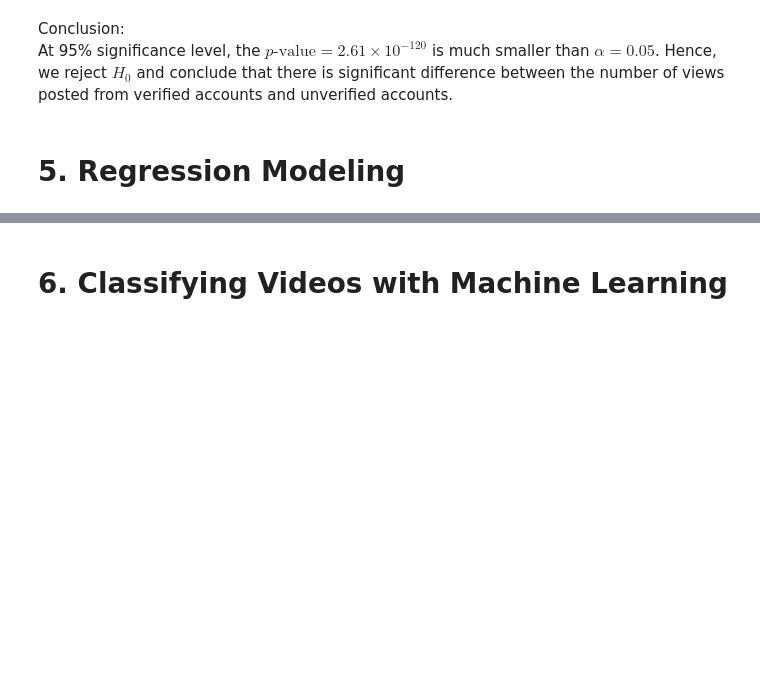
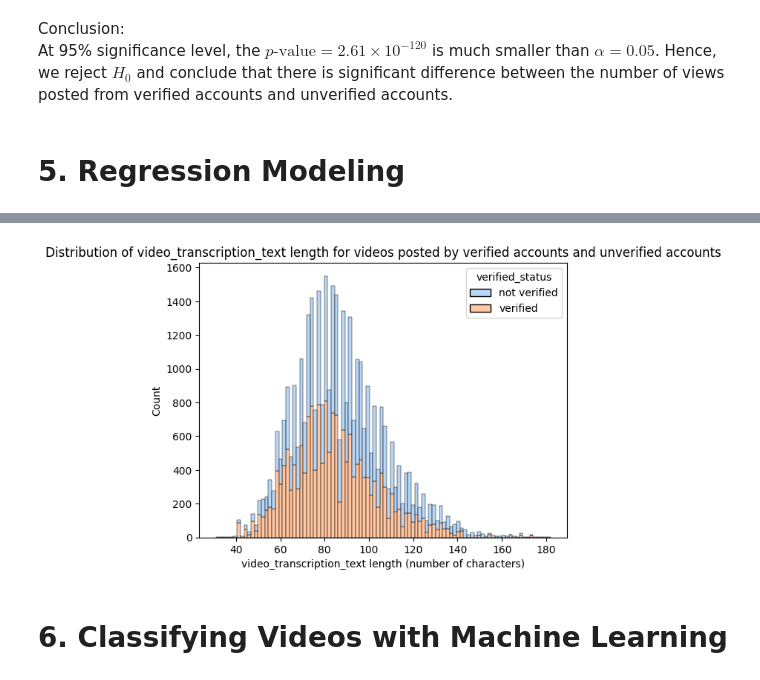
Before and after one commit to hugocheong/tiktok-claims-classification, a Jupyter notebook: claims-project.ipynb, the cells around one changed output, grey strips where cells are left out. Drawn from its saved outputs; the diff is of its cells as text; code cells hidden in the pictures; blank space fills up the shorter version.

```diff
--- a/claims-project.ipynb
+++ b/claims-project.ipynb
@@ -424,0 +457,18 @@ At 95% significance level, the $p \text{-value} = 2.61 \times 10^{-120}$ is much
+# %%
+# Use resampling to create class balance in the outcome variable, if needed
+
+# Identify data points from majority and minority classes
+data_majority = data[data["verified_status"] == "not verified"]
+data_minority = data[data["verified_status"] == "verified"]
+
+# Upsample the minority class (which is "verified")
+data_minority_upsampled = resample(data_minority,
+                                 replace = True,                 # to sample with replacement
+                                 n_samples = len(data_majority), # to match majority class
+                                 random_state = 0)               # to create reproducible results
+
+# Combine majority class with upsampled minority class
+data_upsampled = pd.concat([data_majority, data_minority_upsampled]).reset_index(drop = True)
+
+# Display new class counts
+data_upsampled["verified_status"].value_counts()
@@ -424,0 +488,4 @@ At 95% significance level, the $p \text{-value} = 2.61 \times 10^{-120}$ is much
+# %%
+# Extract the length of each `video_transcription_text` and add as a column to the dataframe
+data_upsampled['text_length'] = data_upsampled['video_transcription_text'].apply(func = lambda text: len(text))
+data_upsampled.head()
@@ -425,2 +499,13 @@ At 95% significance level, the $p \text{-value} = 2.61 \times 10^{-120}$ is much
+# %%
+# Visualize the distribution of `video_transcription_text` length for videos posted by verified accounts and videos posted by unverified accounts
+# Create two histograms in one plot
+sns.histplot(data=data_upsampled, stat="count", multiple="stack", x="text_length", kde=False, palette="pastel",
+             hue="verified_status", element="bars", legend=True)
+plt.xlabel("video_transcription_text length (number of characters)")
+plt.ylabel("Count")
+plt.title("Distribution of video_transcription_text length for videos posted by verified accounts and unverified accounts")
+plt.show()
+# %% [output]
+[figure, added]
 # %% [markdown]
 # 6. Classifying Videos with Machine Learning
```
Also changed, not shown: parts of 7 cells of this notebook.
